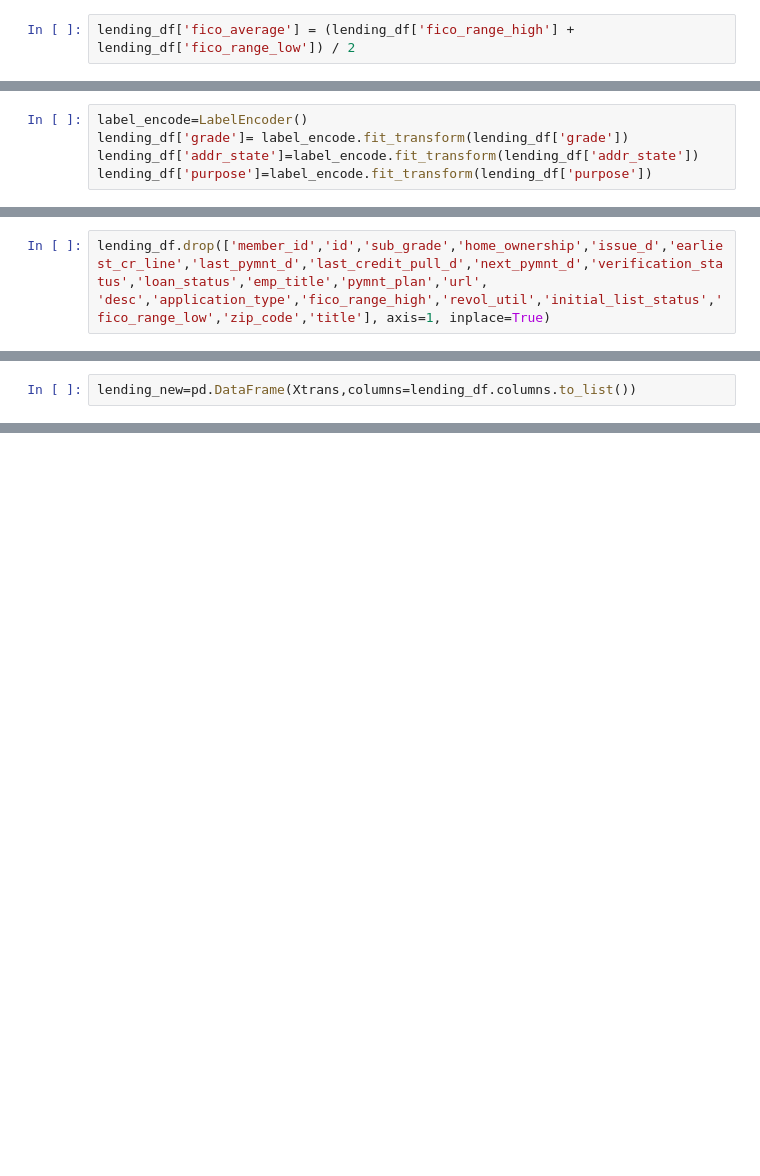
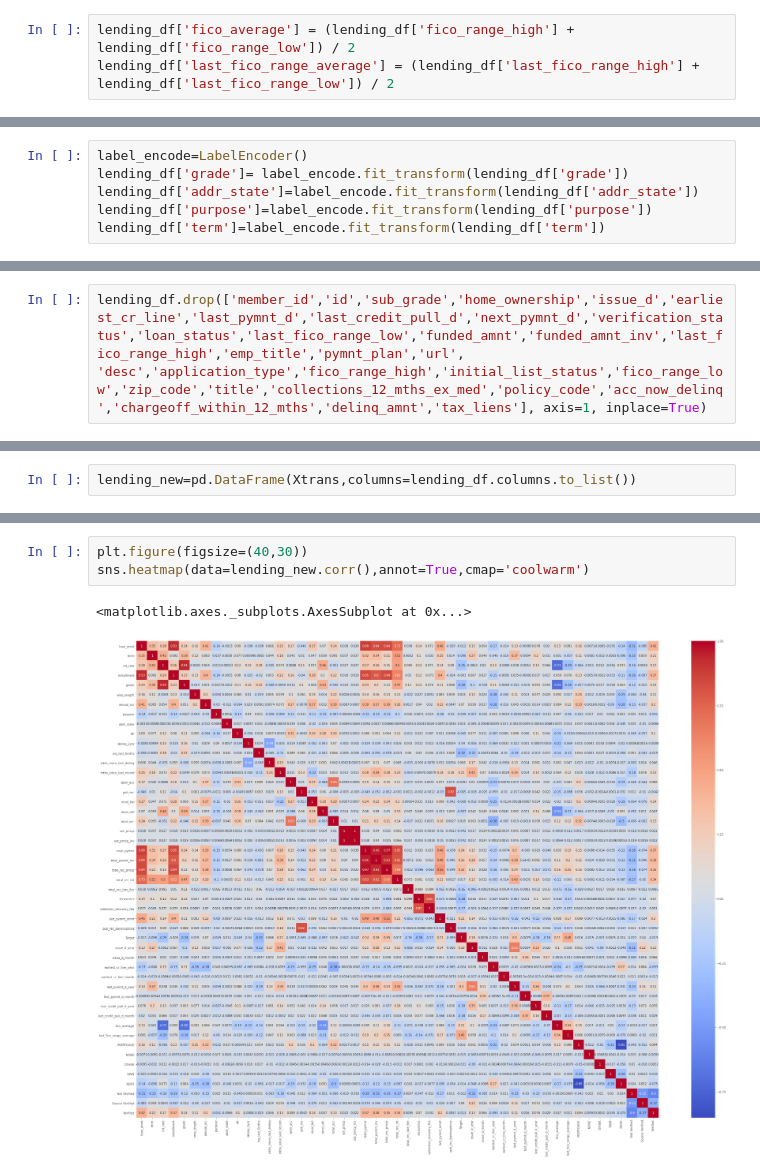
Before and after one commit to chinu1997/Capstone-Project2-Team2, a Jupyter notebook: Chinmaya_Devprasad_team_2_of_Loan_Default_Prediction_Capstone_Project.ipynb, the cells around one changed output, grey strips where cells are left out. Cells and saved outputs as stored; diff of their text form; blank space fills up the shorter version.

```diff
--- a/Chinmaya_Devprasad_team_2_of_Loan_Default_Prediction_Capstone_Project.ipynb
+++ b/Chinmaya_Devprasad_team_2_of_Loan_Default_Prediction_Capstone_Project.ipynb
@@ -387,3 +409,4 @@ Text(0.5, 1.0, 'Number purpose Counts')
 **average of fico_range_high and fico_range_low**
 # %%
 lending_df['fico_average'] = (lending_df['fico_range_high'] + lending_df['fico_range_low']) / 2
+lending_df['last_fico_range_average'] = (lending_df['last_fico_range_high'] + lending_df['last_fico_range_low']) / 2
@@ -406,3 +423,4 @@ label_encode=LabelEncoder()
 lending_df['grade']= label_encode.fit_transform(lending_df['grade'])
 lending_df['addr_state']=label_encode.fit_transform(lending_df['addr_state'])
 lending_df['purpose']=label_encode.fit_transform(lending_df['purpose'])
+lending_df['term']=label_encode.fit_transform(lending_df['term'])
@@ -431,2 +435,2 @@ lending_df=pd.concat([lending_df, rated_dummies], axis=1)
 # %%
-lending_df.drop(['member_id','id','sub_grade','home_ownership','issue_d','earliest_cr_line','last_pymnt_d','last_credit_pull_d','next_pymnt_d','verification_status','loan_status','emp_title','pymnt_plan','url', 'desc','application_type','fico_range_high','revol_util','initial_list_status','fico_range_low','zip_code','title'], axis=1, inplace=True)
+lending_df.drop(['member_id','id','sub_grade','home_ownership','issue_d','earliest_cr_line','last_pymnt_d','last_credit_pull_d','next_pymnt_d','verification_status','loan_status','last_fico_range_low','funded_amnt','funded_amnt_inv','last_fico_range_high','emp_title','pymnt_plan','url', 'desc','application_type','fico_range_high','initial_list_status','fico_range_low','zip_code','title','collections_12_mths_ex_med','policy_code','acc_now_delinq','chargeoff_within_12_mths','delinq_amnt','tax_liens'], axis=1, inplace=True)
@@ -486,0 +461,6 @@ dtype: int64
+# %%
+plt.figure(figsize=(40,30))
+sns.heatmap(data=lending_new.corr(),annot=True,cmap='coolwarm')
+# %% [output]
+<matplotlib.axes._subplots.AxesSubplot at 0x...>
+[figure, added]
```
Also changed, not shown: parts of 38 cells of this notebook.
